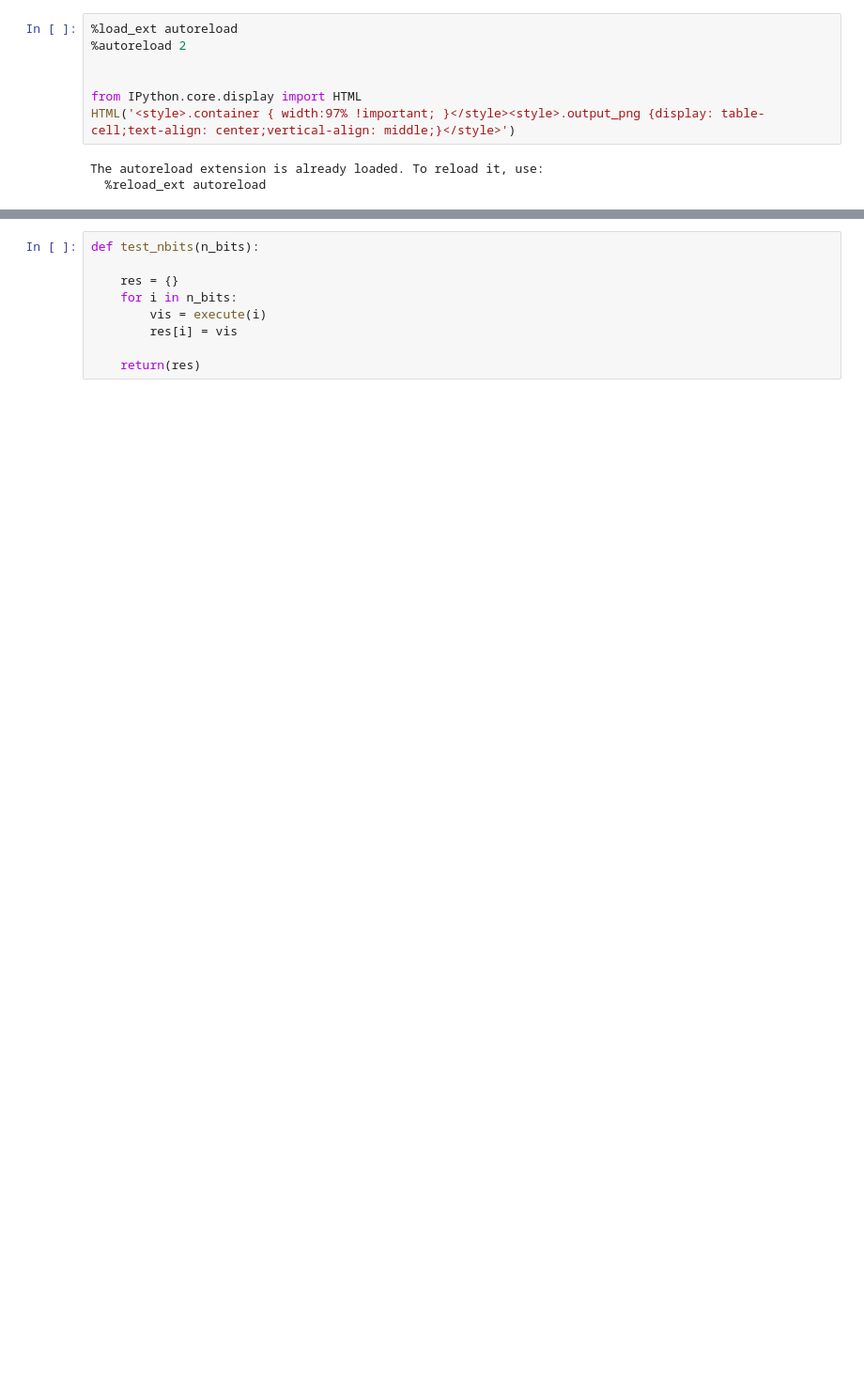
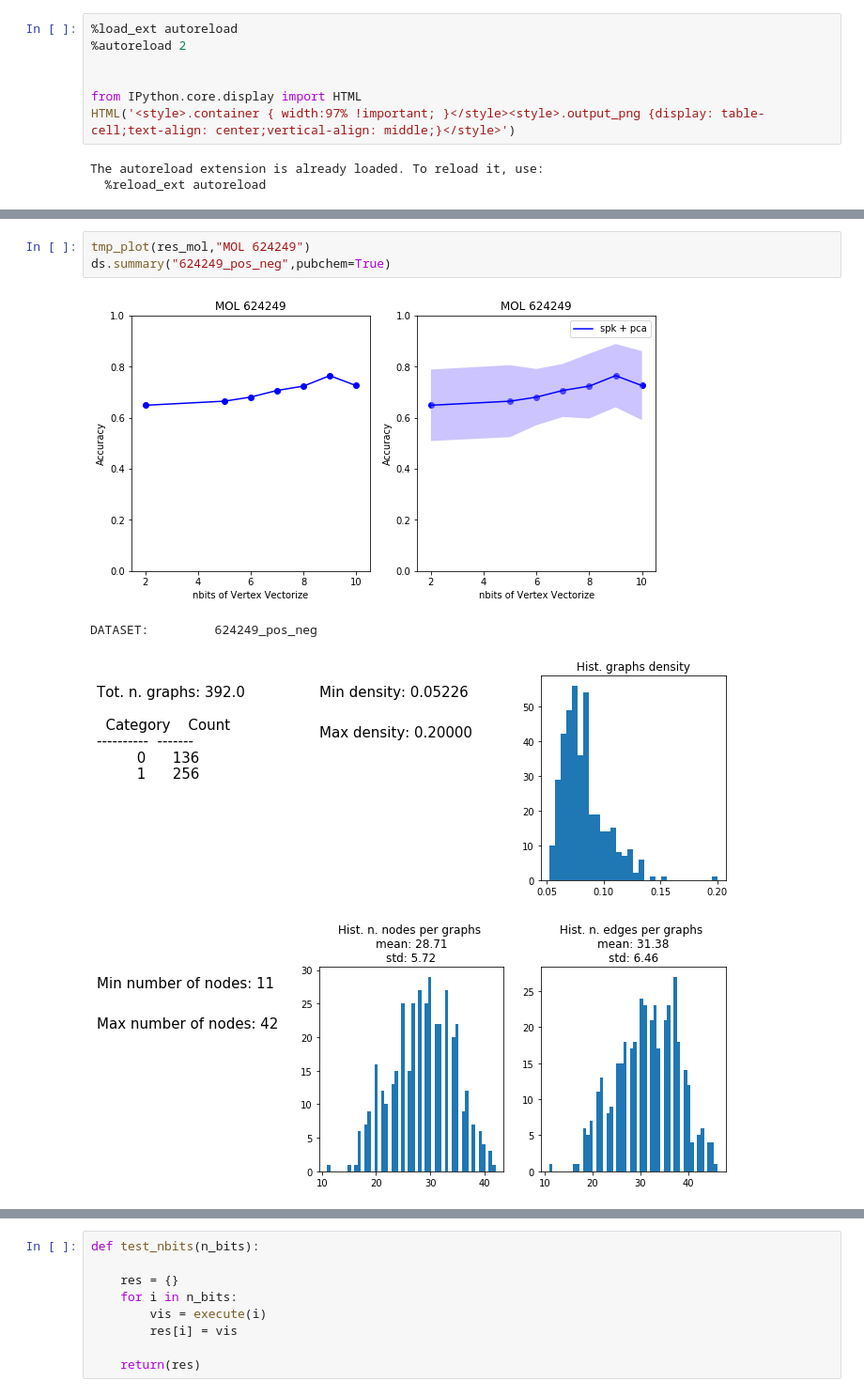
Before and after one commit to AntonioLonga/Master-thesis, a Jupyter notebook: Experiments/Vectorize Vertex Analysis .ipynb, the cells around one changed output, grey strips where cells are left out. Shown: that part at 94% size. Drawn from its saved outputs; the diff is of its cells as text; blank space fills up the shorter version.

```diff
--- a/Experiments/Vectorize Vertex Analysis .ipynb
+++ b/Experiments/Vectorize Vertex Analysis .ipynb
@@ -20,0 +31,8 @@ from umap import UMAP
+# %%
+tmp_plot(res_mol,"MOL 624249")
+ds.summary("624249_pos_neg",pubchem=True)
+# %% [output]
+[figure, added]
+DATASET:         624249_pos_neg
+[figure, added]
+[figure, added]
```
Also changed, not shown: parts of 13 cells of this notebook.
